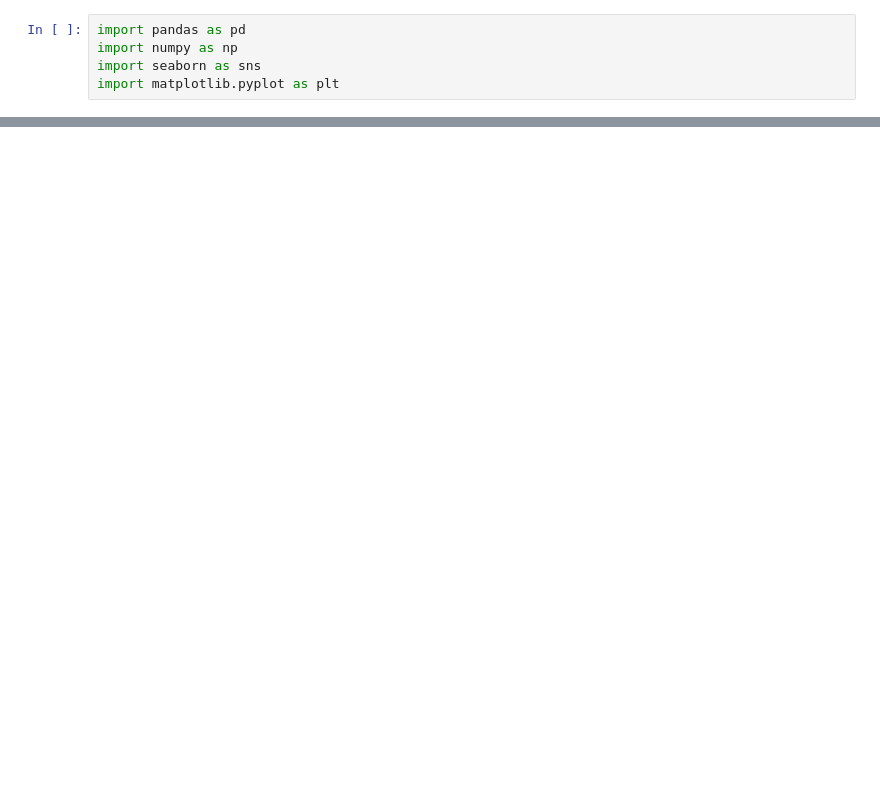
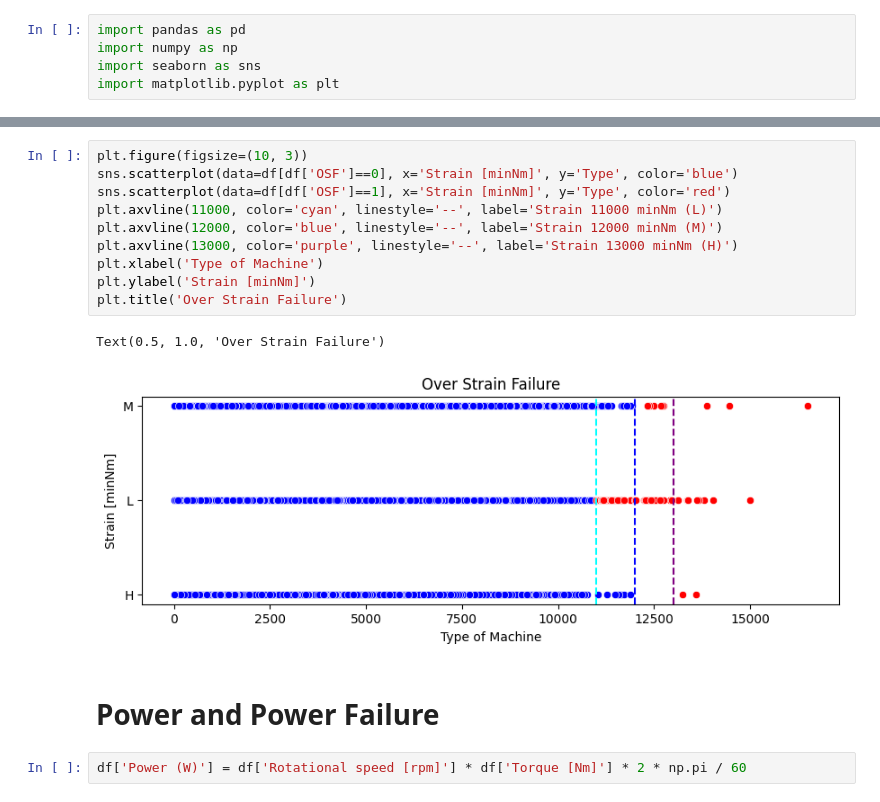
Before and after one commit to raymondsamalo/ITI113-Machine-Learning-Operations-Project, a Jupyter notebook: AI4I-2020/1.2_New_Features.ipynb, the cells around one changed output, grey strips where cells are left out. Saved outputs shown, nothing was run; the diff lists cells and outputs as text; blank space fills up the shorter version.

```diff
--- a/AI4I-2020/1.2_New_Features.ipynb
+++ b/AI4I-2020/1.2_New_Features.ipynb
@@ -30,0 +76,17 @@ shape of data (10000, 12)
+# %%
+plt.figure(figsize=(10, 3))
+sns.scatterplot(data=df[df['OSF']==0], x='Strain [minNm]', y='Type', color='blue')
+sns.scatterplot(data=df[df['OSF']==1], x='Strain [minNm]', y='Type', color='red')
+plt.axvline(11000, color='cyan', linestyle='--', label='Strain 11000 minNm (L)')
+plt.axvline(12000, color='blue', linestyle='--', label='Strain 12000 minNm (M)')
+plt.axvline(13000, color='purple', linestyle='--', label='Strain 13000 minNm (H)')
+plt.xlabel('Type of Machine')
+plt.ylabel('Strain [minNm]')
+plt.title('Over Strain Failure')
+# %% [output]
+Text(0.5, 1.0, 'Over Strain Failure')
+[figure, added]
+# %% [markdown]
+# Power and Power Failure
+# %%
+df['Power (W)'] = df['Rotational speed [rpm]'] * df['Torque [Nm]'] * 2 * np.pi / 60
```
Also changed, not shown: parts of 15 cells of this notebook, 3 other files.
